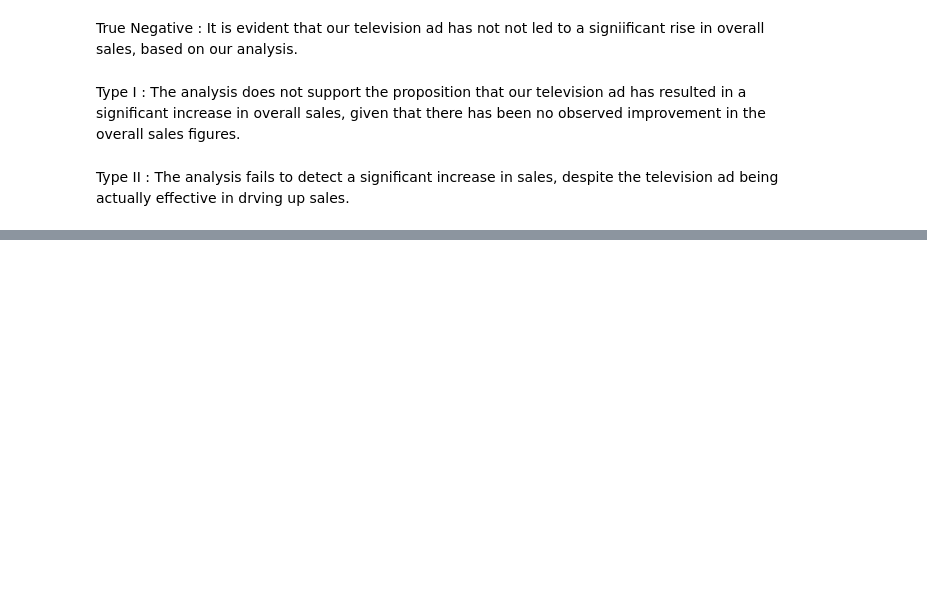
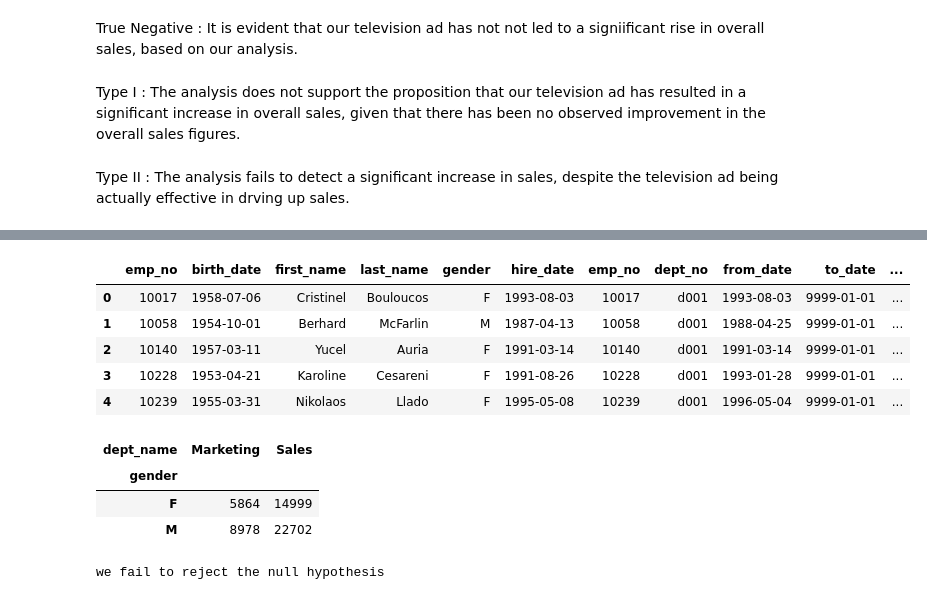
Before and after one commit to TheodoreQuansah/statistics-exercises, a Jupyter notebook: hypothesis_testing.ipynb, the cells around one changed output, grey strips where cells are left out. Saved outputs shown, nothing was run; the diff lists cells and outputs as text; code cells hidden in the pictures; blank space fills up the shorter version.

```diff
--- a/hypothesis_testing.ipynb
+++ b/hypothesis_testing.ipynb
@@ -48,0 +157,15 @@ Type II : The analysis fails to detect a significant increase in sales, despite
+# %%
+def get_db_url(database):
+    return get_connection(database)
+# %%
+url = get_db_url('employees')
+# %%
+engine =  create_engine(url)
+# %%
+query = '''
+        SELECT *
+        FROM employees
+        LEFT JOIN dept_emp ON dept_emp.emp_no = employees.emp_no
+        LEFT JOIN departments ON departments.dept_no = dept_emp.dept_no
+        WHERE to_date > CURDATE() AND (dept_name = 'sales' OR dept_name = 'marketing')
+        '''
@@ -48,0 +174,18 @@ Type II : The analysis fails to detect a significant increase in sales, despite
+# %%
+df = pd.read_sql(text(query), engine.connect())
+df.head()
+# %% [output]
+|  | emp_no | birth_date | first_name | last_name | gender | hire_date | emp_no | dept_no | from_date | to_date | ... |
+| 0 | 10017 | 1958-07-06 | Cristinel | Bouloucos | F | 1993-08-03 | 10017 | d001 | 1993-08-03 | 9999-01-01 | ... |
+| 1 | 10058 | 1954-10-01 | Berhard | McFarlin | M | 1987-04-13 | 10058 | d001 | 1988-04-25 | 9999-01-01 | ... |
+| 2 | 10140 | 1957-03-11 | Yucel | Auria | F | 1991-03-14 | 10140 | d001 | 1991-03-14 | 9999-01-01 | ... |
+| 3 | 10228 | 1953-04-21 | Karoline | Cesareni | F | 1991-08-26 | 10228 | d001 | 1993-01-28 | 9999-01-01 | ... |
+| 4 | 10239 | 1955-03-31 | Nikolaos | Llado | F | 1995-05-08 | 10239 | d001 | 1996-05-04 | 9999-01-01 | ... |
+# %%
+gd = pd.crosstab(df.gender, df.dept_name)
+gd
+# %% [output]
+| dept_name | Marketing | Sales |
+| gender |  |  |
+| F | 5864 | 14999 |
+| M | 8978 | 22702 |
@@ -48,0 +194,9 @@ Type II : The analysis fails to detect a significant increase in sales, despite
+# %%
+a = 0.05
+
+if p < a:
+    print('we reject the null hypothesis. There appears to be a relationship')
+else:
+    print('we fail to reject the null hypothesis')
+# %% [output]
+we fail to reject the null hypothesis
```
Also changed, not shown: parts of 27 cells of this notebook.
